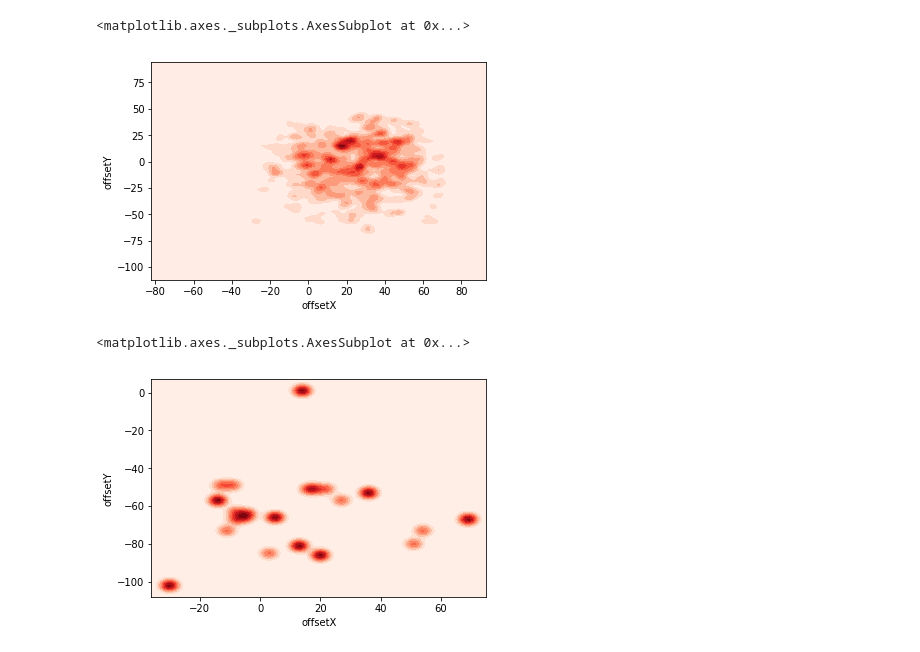
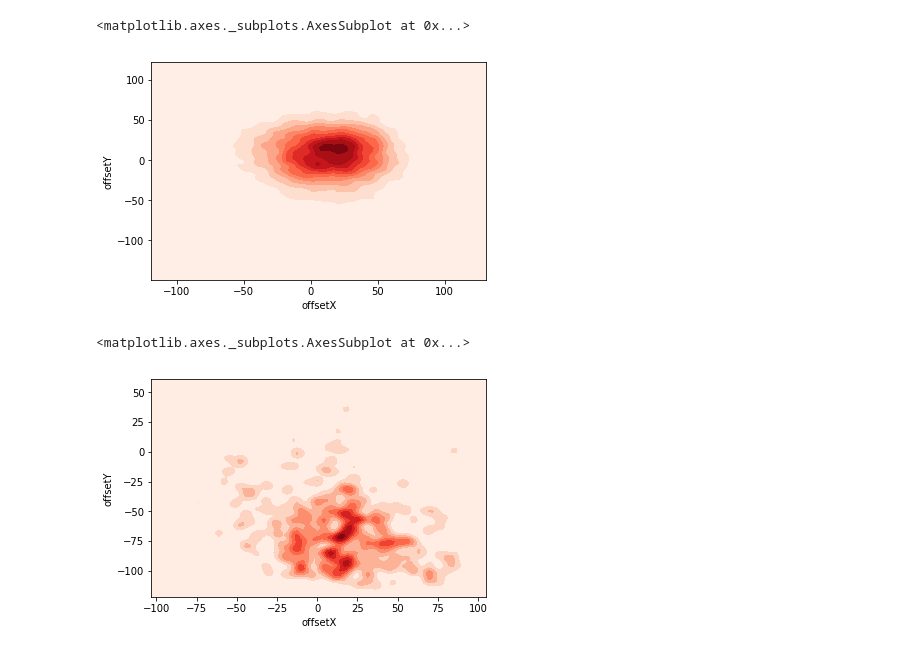
Before and after one commit to MatKier/AOSP-LatinIME-ebm-study-Android-Studio, a Jupyter notebook: StudyStuff/DataAnalysis/MainStudy_parse_results.ipynb, the cells around one changed output. Saved outputs shown, nothing was run; the diff lists cells and outputs as text; code cells hidden in the pictures.

```diff
--- a/StudyStuff/DataAnalysis/MainStudy_parse_results.ipynb
+++ b/StudyStuff/DataAnalysis/MainStudy_parse_results.ipynb
@@ -77,18 +93,18 @@ bottomOffsetError = masterDF[(masterDF['target_offsetX'] == 0) & (masterDF['targ
 # Center offset contour plot
 offsets = masterDF[(masterDF['target_offsetX'] == 0) & (masterDF['target_offsetY'] == 0)][["offsetX", "offsetY", 'task', 'pId']]
 
-sns.kdeplot(offsets['offsetX'], offsets['offsetY'], cmap="Reds", shade=True, bw=2)
+sns.kdeplot(offsets['offsetX'], offsets['offsetY'], cmap="Reds", shade=True, bw=3)
 # %% [output]
 <matplotlib.axes._subplots.AxesSubplot at 0x...>
-[figure, old version]
+[figure, new version]
 # %%
 # Bottom offset contour plot
 offsets = masterDF[(masterDF['target_offsetX'] == 0) & (masterDF['target_offsetY'] == 70)][["offsetX", "offsetY", 'task', 'pId']]
 offsets['offsetY'] = offsets.apply(lambda row: row['offsetY'] * (-1), axis=1)
-sns.kdeplot(offsets['offsetX'], offsets['offsetY'], cmap="Reds", shade=True, bw=2)
+sns.kdeplot(offsets['offsetX'], offsets['offsetY'], cmap="Reds", shade=True, bw=3)
 # %% [output]
 <matplotlib.axes._subplots.AxesSubplot at 0x...>
-[figure, old version]
+[figure, new version]
 # %%
 # Top offset contour plot
 offsets = masterDF[(masterDF['target_offsetX'] == 0) & (masterDF['target_offsetY'] == -70)][["offsetX", "offsetY", 'task', 'pId']]
```
Also changed, not shown: parts of 10 cells of this notebook, 3 other files.
